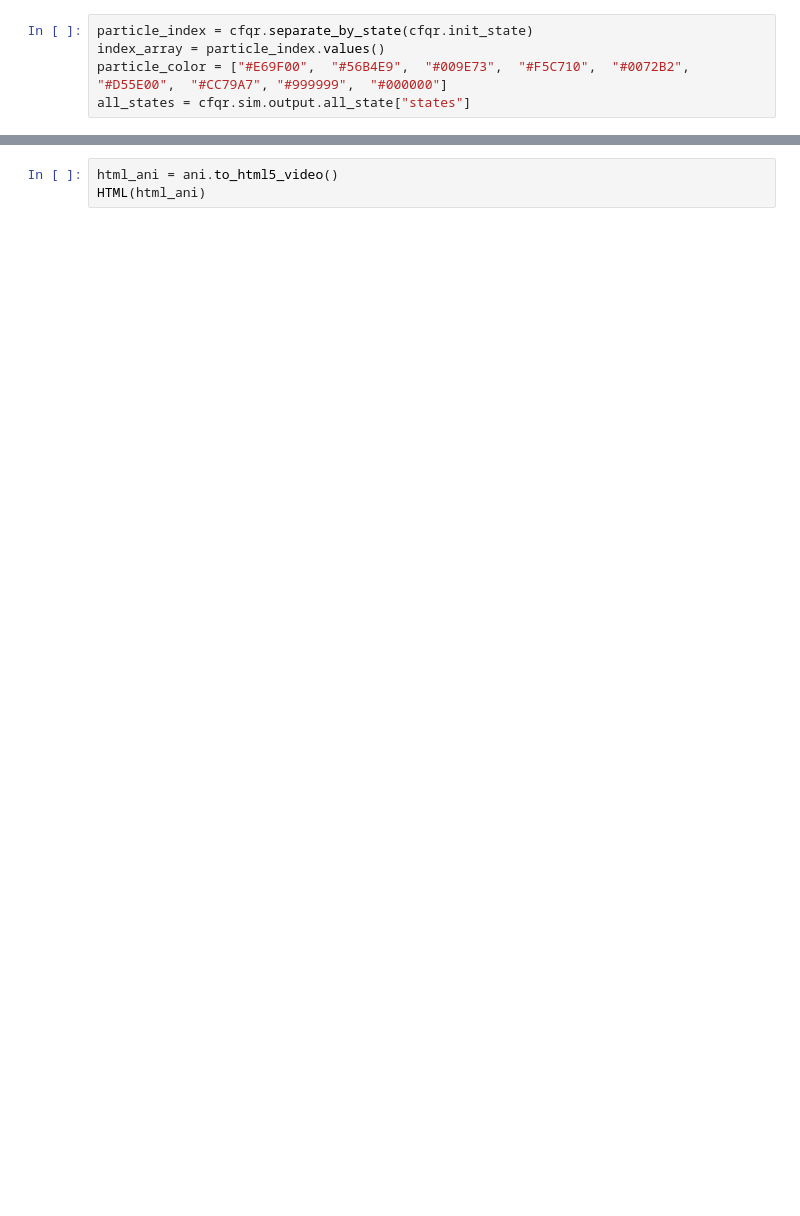
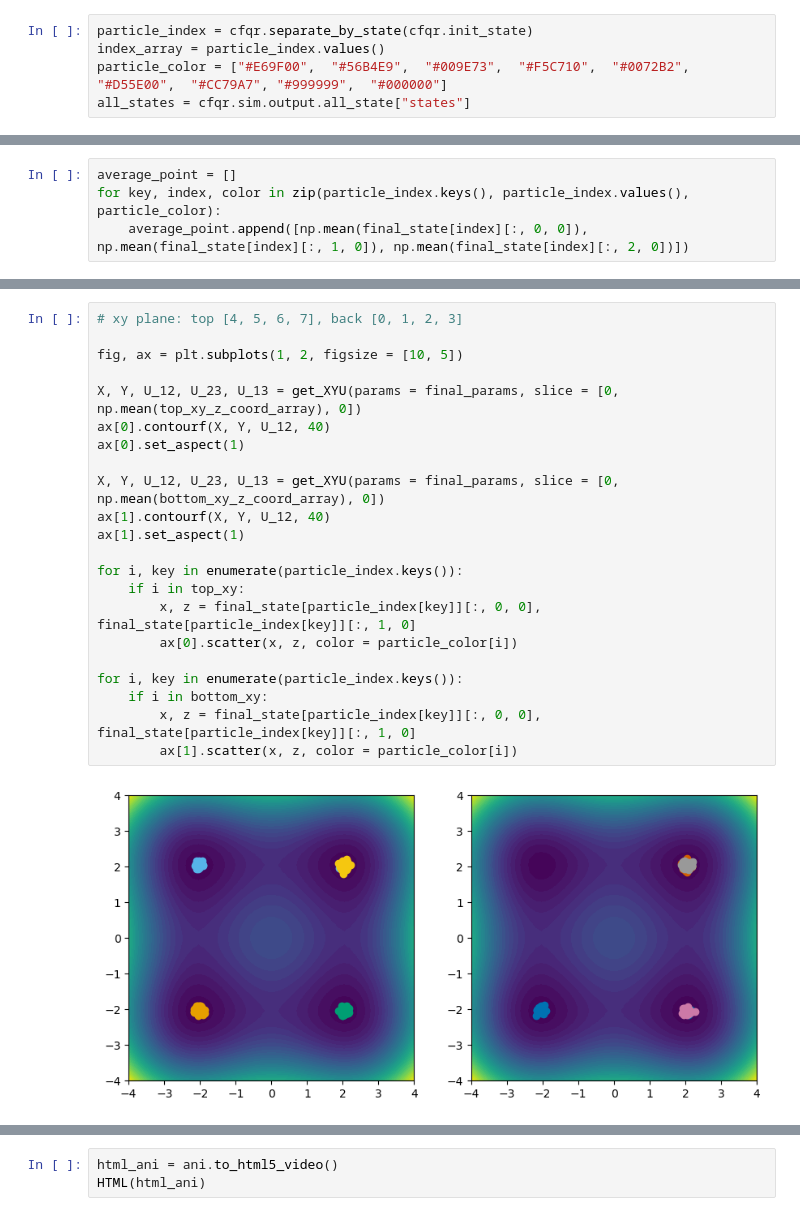
Before and after one commit to tkwtang/cfq_3d, a Jupyter notebook: cfqp_3D_test.ipynb, the cells around one changed output, grey strips where cells are left out. Cells and saved outputs as stored; diff of their text form; blank space fills up the shorter version.

```diff
--- a/cfqp_3D_test.ipynb
+++ b/cfqp_3D_test.ipynb
@@ -369,0 +498,4 @@ all_states = cfqr.sim.output.all_state["states"]
+# %%
+average_point = []
+for key, index, color in zip(particle_index.keys(), particle_index.values(), particle_color):
+    average_point.append([np.mean(final_state[index][:, 0, 0]), np.mean(final_state[index][:, 1, 0]), np.mean(final_state[index][:, 2, 0])])
@@ -369,0 +532,24 @@ all_states = cfqr.sim.output.all_state["states"]
+# %%
+# xy plane: top [4, 5, 6, 7], back [0, 1, 2, 3]
+
+fig, ax = plt.subplots(1, 2, figsize = [10, 5])
+
+X, Y, U_12, U_23, U_13 = get_XYU(params = final_params, slice = [0, np.mean(top_xy_z_coord_array), 0])
+ax[0].contourf(X, Y, U_12, 40)
+ax[0].set_aspect(1)
+
+X, Y, U_12, U_23, U_13 = get_XYU(params = final_params, slice = [0, np.mean(bottom_xy_z_coord_array), 0])
+ax[1].contourf(X, Y, U_12, 40)
+ax[1].set_aspect(1)
+
+for i, key in enumerate(particle_index.keys()):
+    if i in top_xy:
+        x, z = final_state[particle_index[key]][:, 0, 0], final_state[particle_index[key]][:, 1, 0]
+        ax[0].scatter(x, z, color = particle_color[i])
+
+for i, key in enumerate(particle_index.keys()):
+    if i in bottom_xy:
+        x, z = final_state[particle_index[key]][:, 0, 0], final_state[particle_index[key]][:, 1, 0]
+        ax[1].scatter(x, z, color = particle_color[i])
+# %% [output]
+[figure, added]
```
Also changed, not shown: parts of 40 cells of this notebook, 6 other files.
